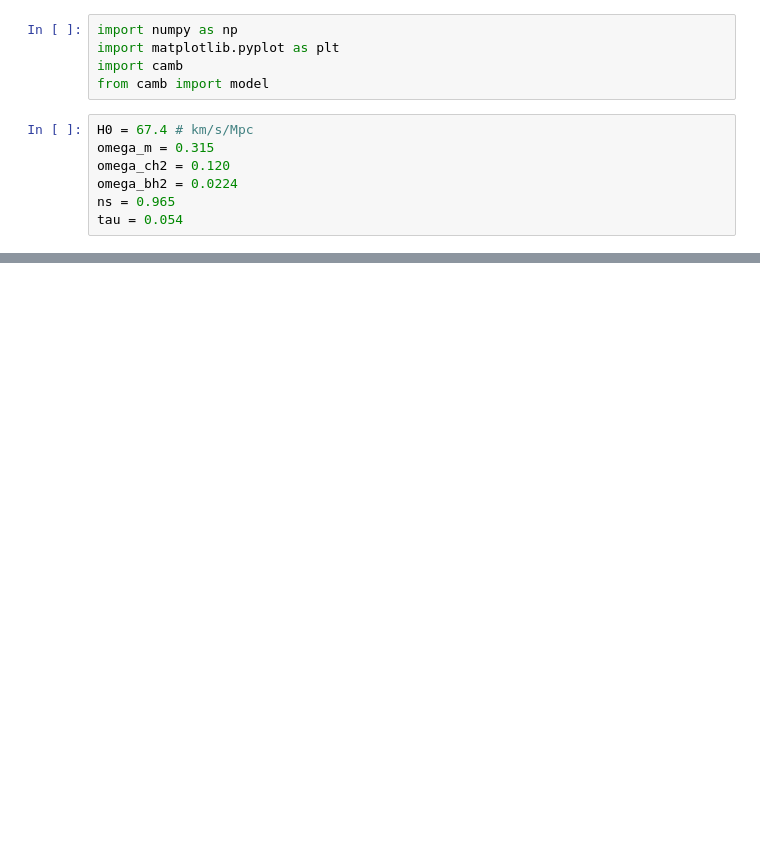
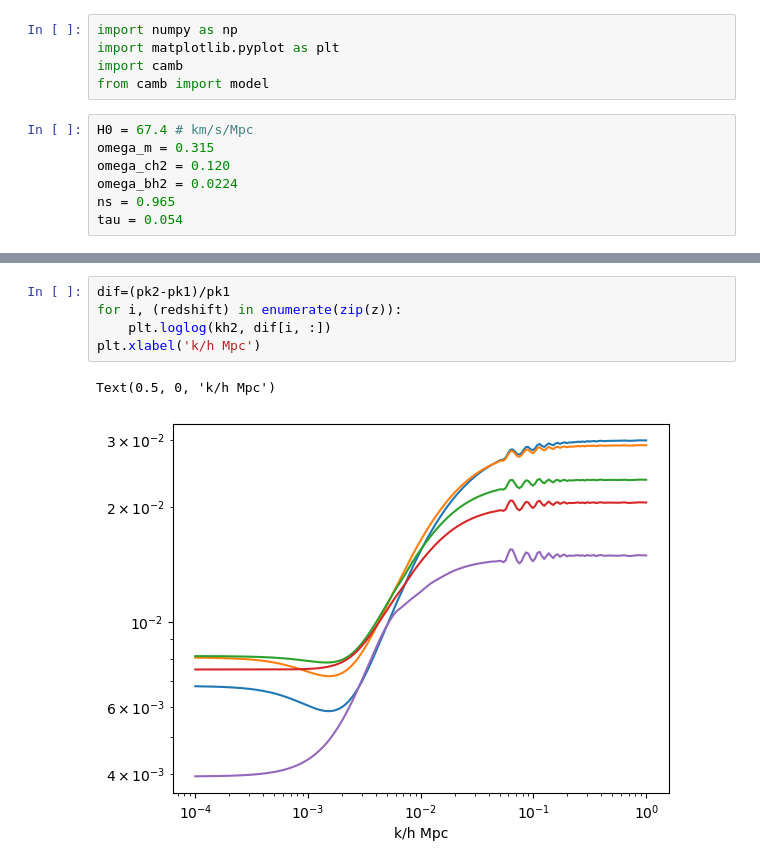
Before and after one commit to danielarebennett/Tarea-2, a Jupyter notebook: T2 P6 a).ipynb, the cells around one changed output, grey strips where cells are left out. Drawn from its saved outputs; the diff is of its cells as text; blank space fills up the shorter version.

```diff
--- a/T2 P6 a).ipynb
+++ b/T2 P6 a).ipynb
@@ -46,0 +48,8 @@ Text(0.5, 0, 'k/h Mpc')
+# %%
+dif=(pk2-pk1)/pk1
+for i, (redshift) in enumerate(zip(z)):
+    plt.loglog(kh2, dif[i, :])
+plt.xlabel('k/h Mpc')
+# %% [output]
+Text(0.5, 0, 'k/h Mpc')
+[figure, added]
```
Also changed, not shown: parts of 8 cells of this notebook.
